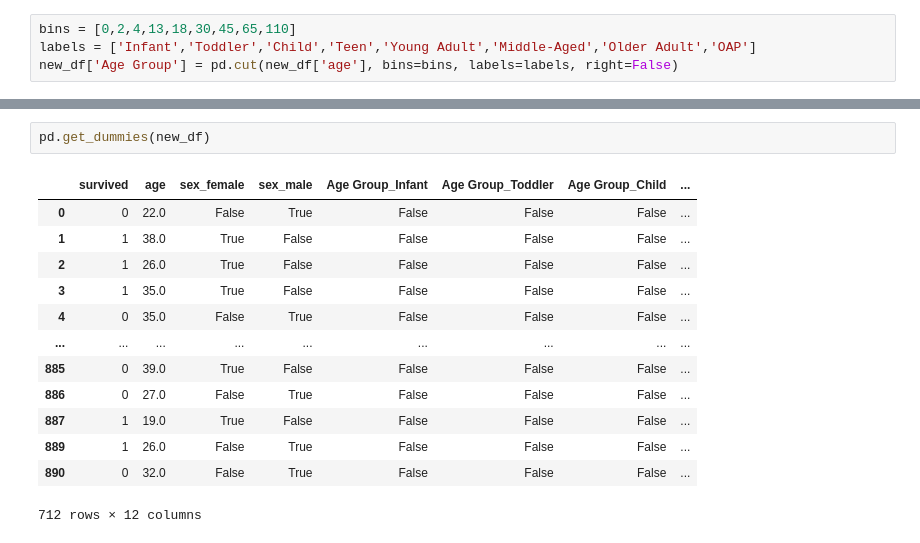
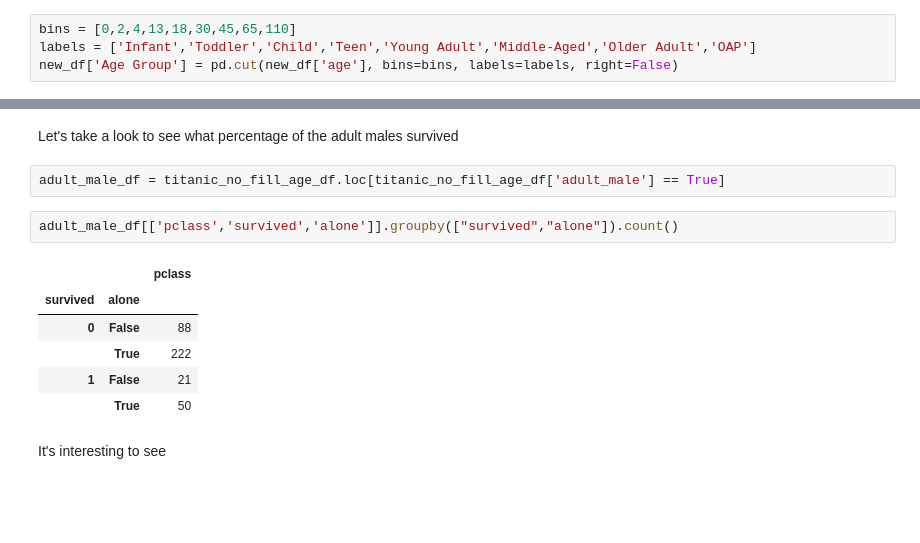
Before and after one commit to DafyddL/Data_402_Python, a Jupyter notebook: numpy_and_pandas/playing_with_pandas.ipynb, the cells around one changed output, grey strips where cells are left out. Saved outputs shown, nothing was run; the diff lists cells and outputs as text; blank space fills up the shorter version.

```diff
--- a/numpy_and_pandas/playing_with_pandas.ipynb
+++ b/numpy_and_pandas/playing_with_pandas.ipynb
@@ -219,16 +234,15 @@ new_df.loc[new_df['survived']==1]
-# %%
-pd.get_dummies(new_df)
-# %% [output]
-|  | survived | age | sex_female | sex_male | Age Group_Infant | Age Group_Toddler | Age Group_Child | ... |
-| 0 | 0 | 22.0 | False | True | False | False | False | ... |
-| 1 | 1 | 38.0 | True | False | False | False | False | ... |
-| 2 | 1 | 26.0 | True | False | False | False | False | ... |
-| 3 | 1 | 35.0 | True | False | False | False | False | ... |
-| 4 | 0 | 35.0 | False | True | False | False | False | ... |
-| ... | ... | ... | ... | ... | ... | ... | ... | ... |
-| 885 | 0 | 39.0 | True | False | False | False | False | ... |
-| 886 | 0 | 27.0 | False | True | False | False | False | ... |
-| 887 | 1 | 19.0 | True | False | False | False | False | ... |
-| 889 | 1 | 26.0 | False | True | False | False | False | ... |
-| 890 | 0 | 32.0 | False | True | False | False | False | ... |
-712 rows × 12 columns
+# %% [markdown]
+Let's take a look to see what percentage of the adult males survived
+# %%
+adult_male_df = titanic_no_fill_age_df.loc[titanic_no_fill_age_df['adult_male'] == True]
+# %%
+adult_male_df[['pclass','survived','alone']].groupby(["survived","alone"]).count()
+# %% [output]
+|  |  | pclass |
+| survived | alone |  |
+| 0 | False | 88 |
+|  | True | 222 |
+| 1 | False | 21 |
+|  | True | 50 |
+# %% [markdown]
+It's interesting to see
```
Also changed, not shown: parts of 15 cells of this notebook.
